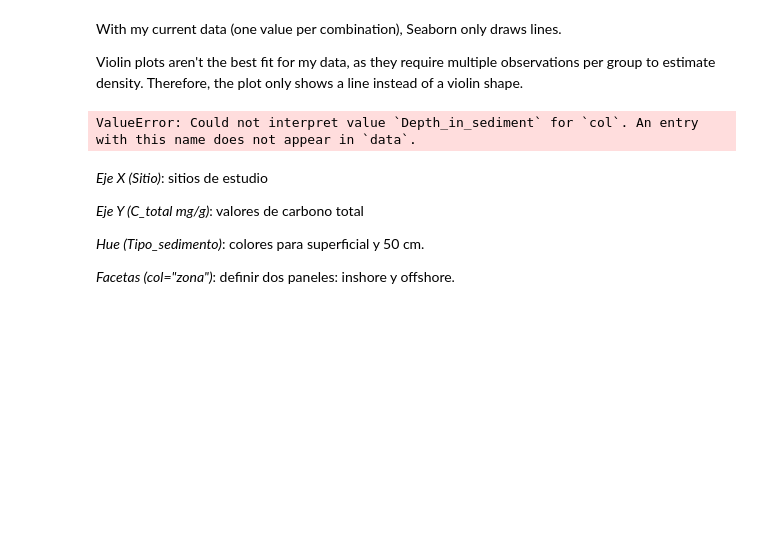
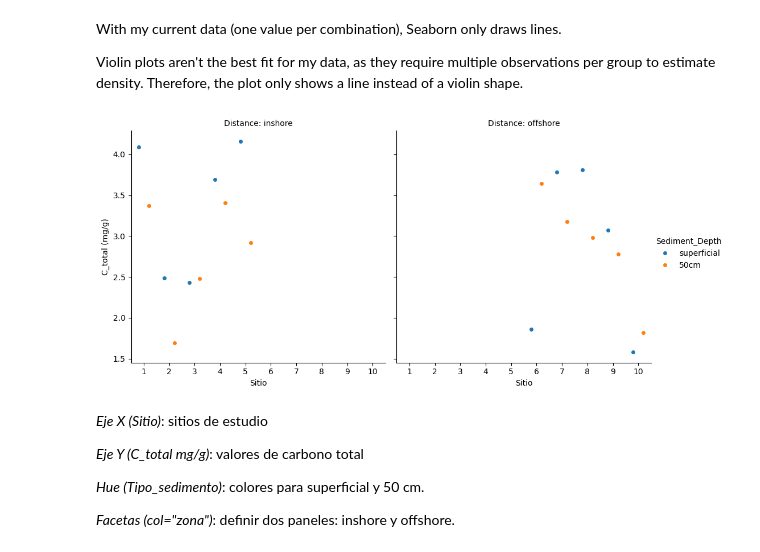
Before and after one commit to jpoh2/modelab-jp, a Jupyter notebook: Final_project_jp/Final_Project_JP.ipynb, the cells around one changed output. Cells and saved outputs as stored; diff of their text form; code cells hidden in the pictures; blank space fills up the shorter version.

```diff
--- a/Final_project_jp/Final_Project_JP.ipynb
+++ b/Final_project_jp/Final_Project_JP.ipynb
@@ -308,28 +308,28 @@ plt.show()
 With my current data (one value per combination), Seaborn only draws lines.
 
 Violin plots aren't the best fit for my data, as they require multiple observations per group to estimate density. Therefore, the plot only shows a line instead of a violin shape.
-# %%
-
-# Stripplot con facetas (col="zona") y colores por tipo de sedimento
-ax = sns.catplot(
-    data=sediment,
-    x="Sitio", y="C_total_mg_g",
-    hue="Tipo_sedimento", col="Depth_in_sediment",
-    kind="strip",
-    dodge=True,       # separa puntos del mismo sitio
-    jitter=True,      # dispersa ligeramente los puntos para evitar superposición
-    height=5, aspect=1
-)
-
-# Personalización
-ax.set(xlabel='', ylabel='C_total (mg/g)')
-ax.set_titles(col_template="{col_name}", row_template="{row_name}")
-plt.setp(ax._legend.get_title(), fontsize=20)
-sns.despine(top=False, right=False)
-
-plt.show()
-# %% [output]
-ValueError: Could not interpret value `Depth_in_sediment` for `col`. An entry with this name does not appear in `data`.
+# %%
+#Define color palette
+palette = {"superficial": "#1f77b4", "50cm": "#ff7f0e"}
+
+# Stripplot with facets (col="distance_coast") and colors by sediment type
+ax = sns.catplot(
+    data=sediment,
+    x="Sitio", y="C_total_mg_g",
+    hue="Tipo_sedimento", col="distance_coast",
+    kind="strip",
+    dodge=True,       # separates points from the same place
+    jitter=True,      # slightly disperse the points to avoid overlapping
+    height=5, aspect=1,
+    palette=palette
+)
+
+#Improve legend and titles
+ax.set_axis_labels("Sitio", "C_total (mg/g)")
+ax.set_titles(col_template="Distance: {col_name}")
+ax._legend.set_title("Sediment_Depth")
+# %% [output]
+[figure, added]
 # %% [markdown]
 *Eje X (Sitio)*: sitios de estudio
 
```
Also changed, not shown: parts of 16 cells of this notebook, 1 other file.
